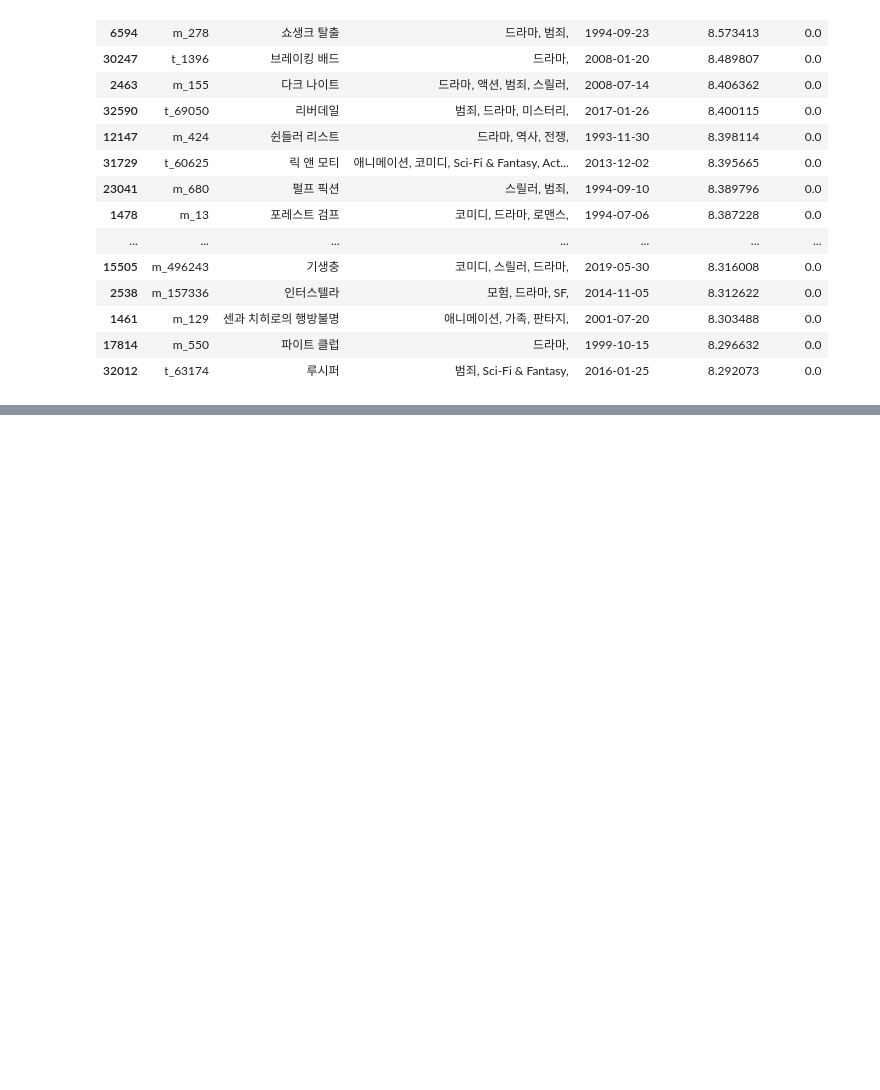
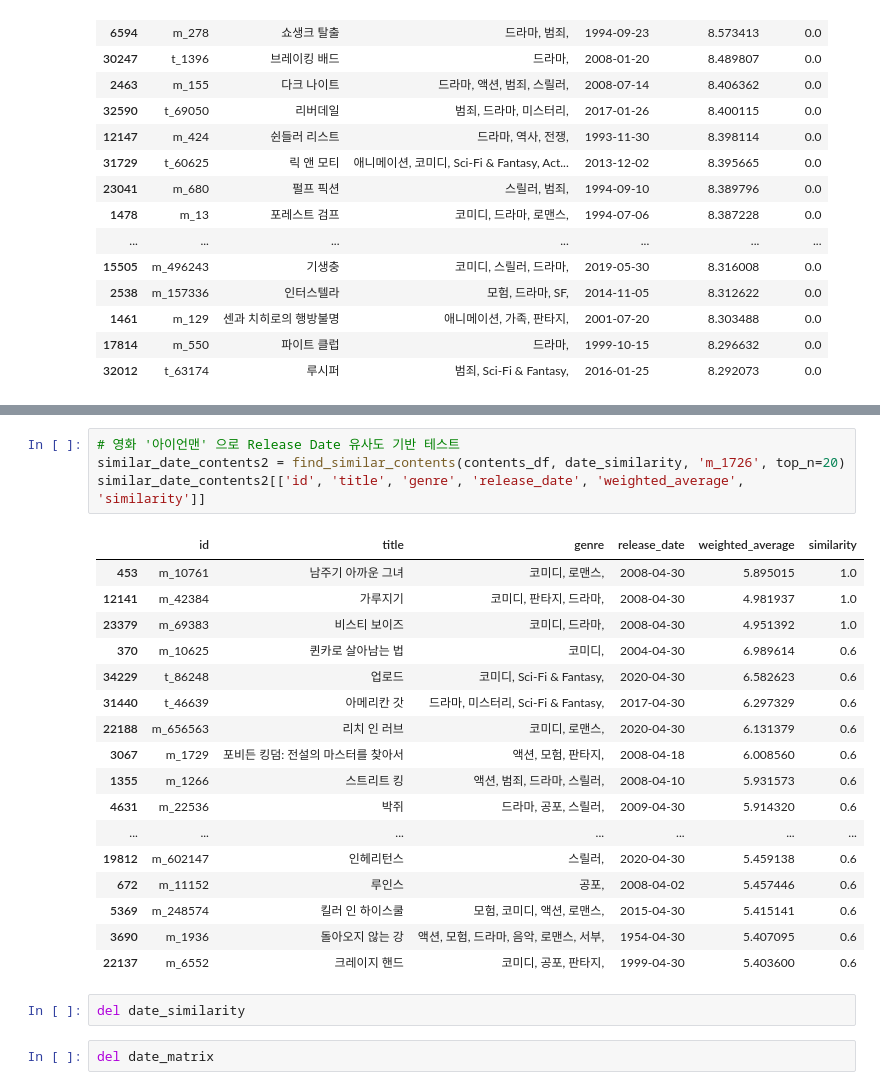
Before and after one commit to kpuce2022CD/OOSOO, a Jupyter notebook: Python/Recommend/ContentsBased/ContentsBasedFiltering.ipynb, the cells around one changed output, grey strips where cells are left out. Cells and saved outputs as stored; diff of their text form; blank space fills up the shorter version.

```diff
--- a/Python/Recommend/ContentsBased/ContentsBasedFiltering.ipynb
+++ b/Python/Recommend/ContentsBased/ContentsBasedFiltering.ipynb
@@ -312,0 +355,26 @@ Name: release_date, Length: 35396, dtype: object
+# %%
+# 영화 '아이언맨' 으로 Release Date 유사도 기반 테스트
+similar_date_contents2 = find_similar_contents(contents_df, date_similarity, 'm_1726', top_n=20)
+similar_date_contents2[['id', 'title', 'genre', 'release_date', 'weighted_average', 'similarity']]
+# %% [output]
+|  | id | title | genre | release_date | weighted_average | similarity |
+| 453 | m_10761 | 남주기 아까운 그녀 | 코미디, 로맨스, | 2008-04-30 | 5.895015 | 1.0 |
+| 12141 | m_42384 | 가루지기 | 코미디, 판타지, 드라마, | 2008-04-30 | 4.981937 | 1.0 |
+| 23379 | m_69383 | 비스티 보이즈 | 코미디, 드라마, | 2008-04-30 | 4.951392 | 1.0 |
+| 370 | m_10625 | 퀸카로 살아남는 법 | 코미디, | 2004-04-30 | 6.989614 | 0.6 |
+| 34229 | t_86248 | 업로드 | 코미디, Sci-Fi & Fantasy, | 2020-04-30 | 6.582623 | 0.6 |
+| 31440 | t_46639 | 아메리칸 갓 | 드라마, 미스터리, Sci-Fi & Fantasy, | 2017-04-30 | 6.297329 | 0.6 |
+| 22188 | m_656563 | 리치 인 러브 | 코미디, 로맨스, | 2020-04-30 | 6.131379 | 0.6 |
+| 3067 | m_1729 | 포비든 킹덤: 전설의 마스터를 찾아서 | 액션, 모험, 판타지, | 2008-04-18 | 6.008560 | 0.6 |
+| 1355 | m_1266 | 스트리트 킹 | 액션, 범죄, 드라마, 스릴러, | 2008-04-10 | 5.931573 | 0.6 |
+| 4631 | m_22536 | 박쥐 | 드라마, 공포, 스릴러, | 2009-04-30 | 5.914320 | 0.6 |
+| ... | ... | ... | ... | ... | ... | ... |
+| 19812 | m_602147 | 인헤리턴스 | 스릴러, | 2020-04-30 | 5.459138 | 0.6 |
+| 672 | m_11152 | 루인스 | 공포, | 2008-04-02 | 5.457446 | 0.6 |
+| 5369 | m_248574 | 킬러 인 하이스쿨 | 모험, 코미디, 액션, 로맨스, | 2015-04-30 | 5.415141 | 0.6 |
+| 3690 | m_1936 | 돌아오지 않는 강 | 액션, 모험, 드라마, 음악, 로맨스, 서부, | 1954-04-30 | 5.407095 | 0.6 |
+| 22137 | m_6552 | 크레이지 핸드 | 코미디, 공포, 판타지, | 1999-04-30 | 5.403600 | 0.6 |
+# %%
+del date_similarity
+# %%
+del date_matrix
```
Also changed, not shown: parts of 22 cells of this notebook.
